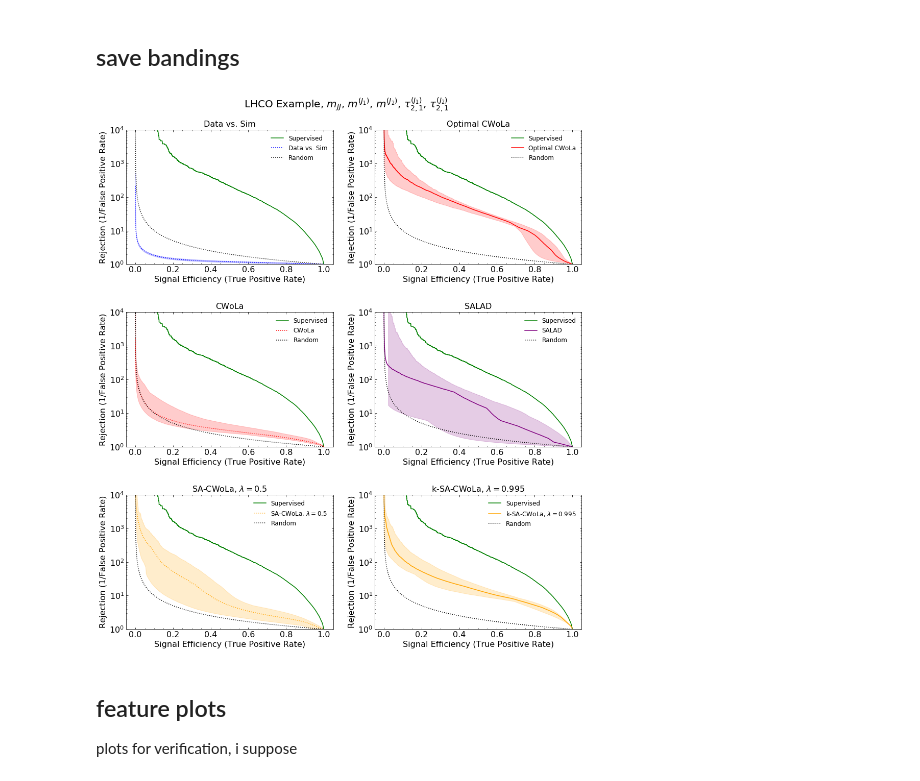
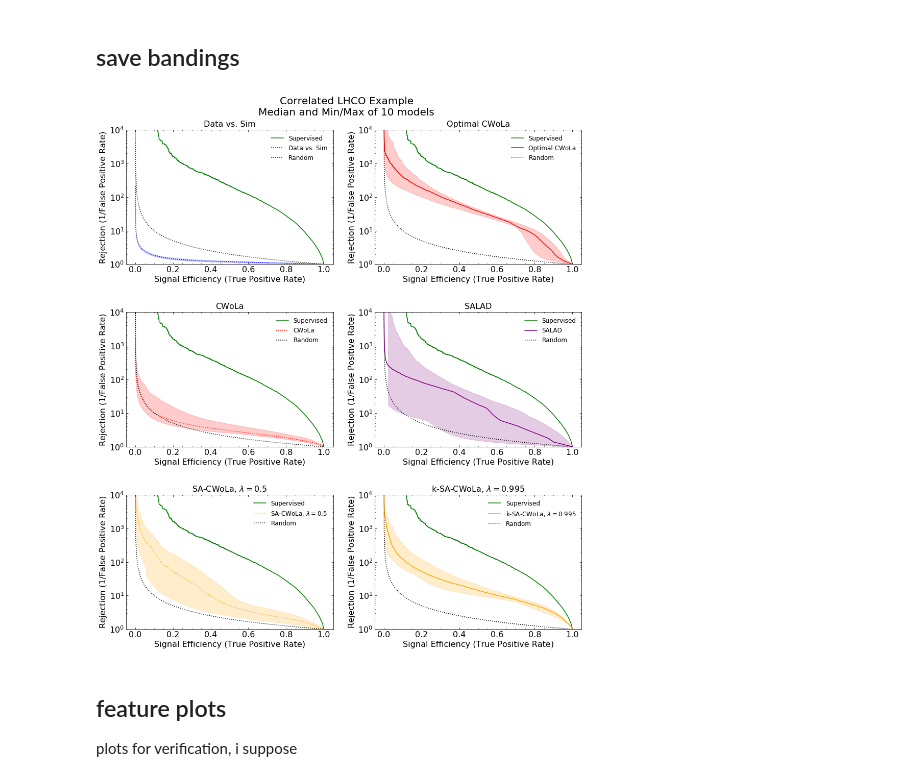
Before and after one commit to bnachman/DCTRHunting, a Jupyter notebook: CWoLaSimulationAssistedDecorrelationCorrelated.ipynb, the cells around one changed output. Drawn from its saved outputs; the diff is of its cells as text; code cells hidden in the pictures.

```diff
--- a/CWoLaSimulationAssistedDecorrelationCorrelated.ipynb
+++ b/CWoLaSimulationAssistedDecorrelationCorrelated.ipynb
@@ -807,8 +807,11 @@ SAVE = True
 band_path = 'plots/lhco/bands_corr.pkl'
 
 if LOAD:
-    with open(band_path, 'r') as f:
+    with open(band_path, 'rb') as f:
         bands = pickle.load(f)
+        tpr_pts = np.linspace(0, 1, 10000)
+
+        dvsim_med, ocwola_med, cwola_med, SALAD_med, sacwola_med, ksacwola_med = [x[1] for x in bands.values()]
 
 else:
     bands = {'dvsim': (dvsim_max, dvsim_med, dvsim_min, {'label':'Data vs. Sim', 'color':'blue', 'ls':':'}),
@@ -825,7 +828,7 @@ if SAVE:
 # %%
  # Plot individual bands
 
-
+STD = False
 
 fig = plt.figure(figsize=(16, 18))
 gs = gridspec.GridSpec(5, 2, height_ratios=[1, 0.1, 1, .1, 1])
@@ -838,39 +841,43 @@ for i, key in enumerate(bands):
 
     ax0 = plt.subplot(gs[row, col])
 
 
     ax0.yaxis.set_ticks_position('both')
     ax0.xaxis.set_ticks_position('both')
     ax0.tick_params(direction="in",which="both")
     ax0.minorticks_on()
     plt.xticks(fontsize=16)
     plt.yticks(fontsize=16)
 
     plt.yscale("log")
     plt.ylim([1,1e4])
 
-    line_max, line_med, line_min, opt = bands[key]
+    line_max, line_med, line_min, line_mean, line_std, opt = bands[key]
 
     plt.plot(tpr_sup,1./fpr_sup,label="Supervised",color='green')
 #     plt.plot(tpr_sup1d,1./fpr_sup1d,label="Supervised ($x_1$ only)",color='green',ls=":",linewidth=5)
 
-    plt.plot(tpr_pts, line_med, **opt)
-    plt.fill_between(tpr_pts, line_max, line_min, color=opt['color'], alpha=0.2)
+    if STD:
+        plt.plot(tpr_pts, line_mean, **opt)
+        plt.fill_between(tpr_pts, line_mean - line_std, line_mean + line_std, color=opt['color'], alpha=0.2)
+    else:
+        plt.plot(tpr_pts, line_med, **opt)
+        plt.fill_between(tpr_pts, line_max, line_min, color=opt['color'], alpha=0.2)
 
     plt.plot(tpr_sup,1./tpr_sup,color="black",ls=":",label="Random")
 
     plt.xlabel(r'Signal Efficiency (True Positive Rate)',fontsize=16)
     plt.ylabel(r"Rejection (1/False Positive Rate)",fontsize=16)
     plt.legend(frameon=False,fontsize=12,loc="upper right")
 
     plt.title(opt['label'], fontsize=16)
-
-fig.suptitle("LHCO Example, " + ', '.join(column_labels),fontsize=20,y=.93)
+#  + ', '.join(column_labels)
+fig.suptitle("Correlated LHCO Example\nMedian and Min/Max of {} models".format(n_injections),fontsize=20,y=.93)
 
 plt.savefig('plots/lhco/separate_corr.png', bbox_inches='tight', padinches=0)
 plt.savefig('plots/lhco/separate_corr.pdf', bbox_inches='tight', padinches=0)
 # %% [output]
-[figure, old version]
+[figure, new version]
 # %% [markdown]
 ## feature plots
 
```
Also changed, not shown: parts of 1 cell of this notebook, 11 other files.
